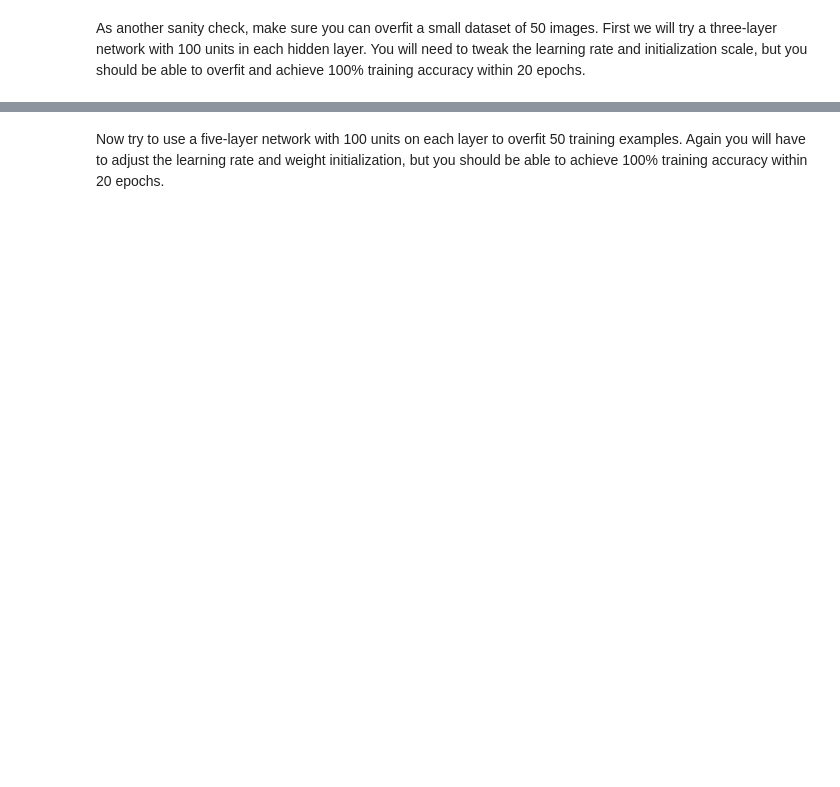
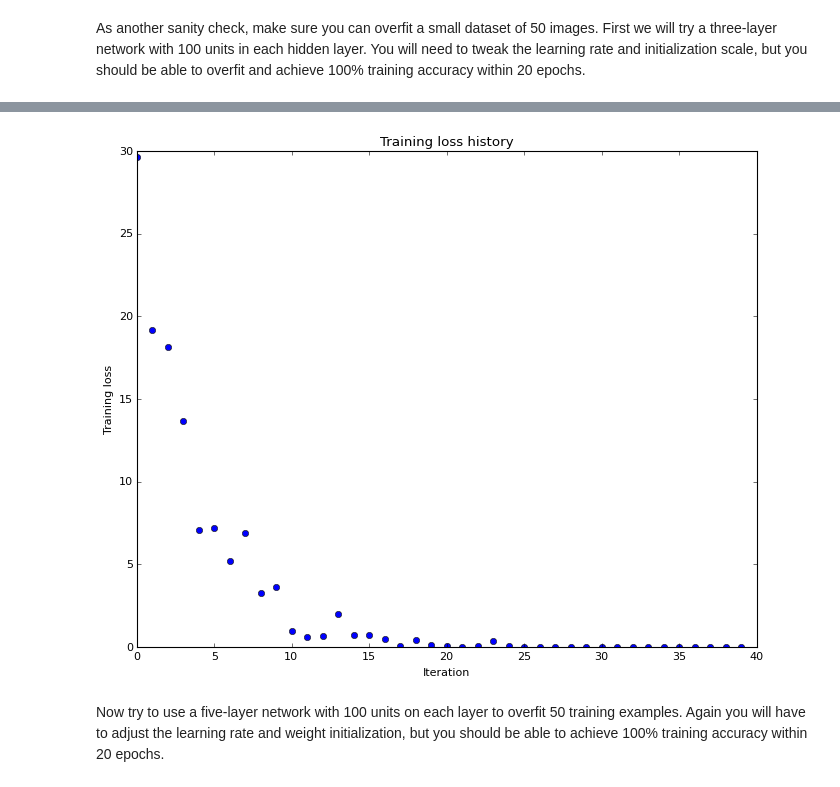
Before and after one commit to mrvgao/cs231n, a Jupyter notebook: assignment2/FullyConnectedNets.ipynb, the cells around one changed output, grey strips where cells are left out. Saved outputs shown, nothing was run; the diff lists cells and outputs as text; code cells hidden in the pictures; blank space fills up the shorter version.

```diff
--- a/assignment2/FullyConnectedNets.ipynb
+++ b/assignment2/FullyConnectedNets.ipynb
@@ -419,8 +431,8 @@ small_data = {
   'y_val': data['y_val'],
 }
 
-weight_scale = 1e-2
-learning_rate = 1e-4
+weight_scale = 5e-2
+learning_rate = 5e-4
 model = FullyConnectedNet([100, 100],
               weight_scale=weight_scale, dtype=np.float64)
 solver = Solver(model, small_data,
@@ -437,3 +449,4 @@ plt.title('Training loss history')
 plt.xlabel('Iteration')
 plt.ylabel('Training loss')
 plt.show()
+# %% [output]
@@ -440,3 +470,4 @@ plt.show()
+[figure, added]
 # %% [markdown]
 Now try to use a five-layer network with 100 units on each layer to overfit 50 training examples. Again you will have to adjust the learning rate and weight initialization, but you should be able to achieve 100% training accuracy within 20 epochs.
 # %%
```
Also changed, not shown: parts of 4 cells of this notebook, 1 other file.
